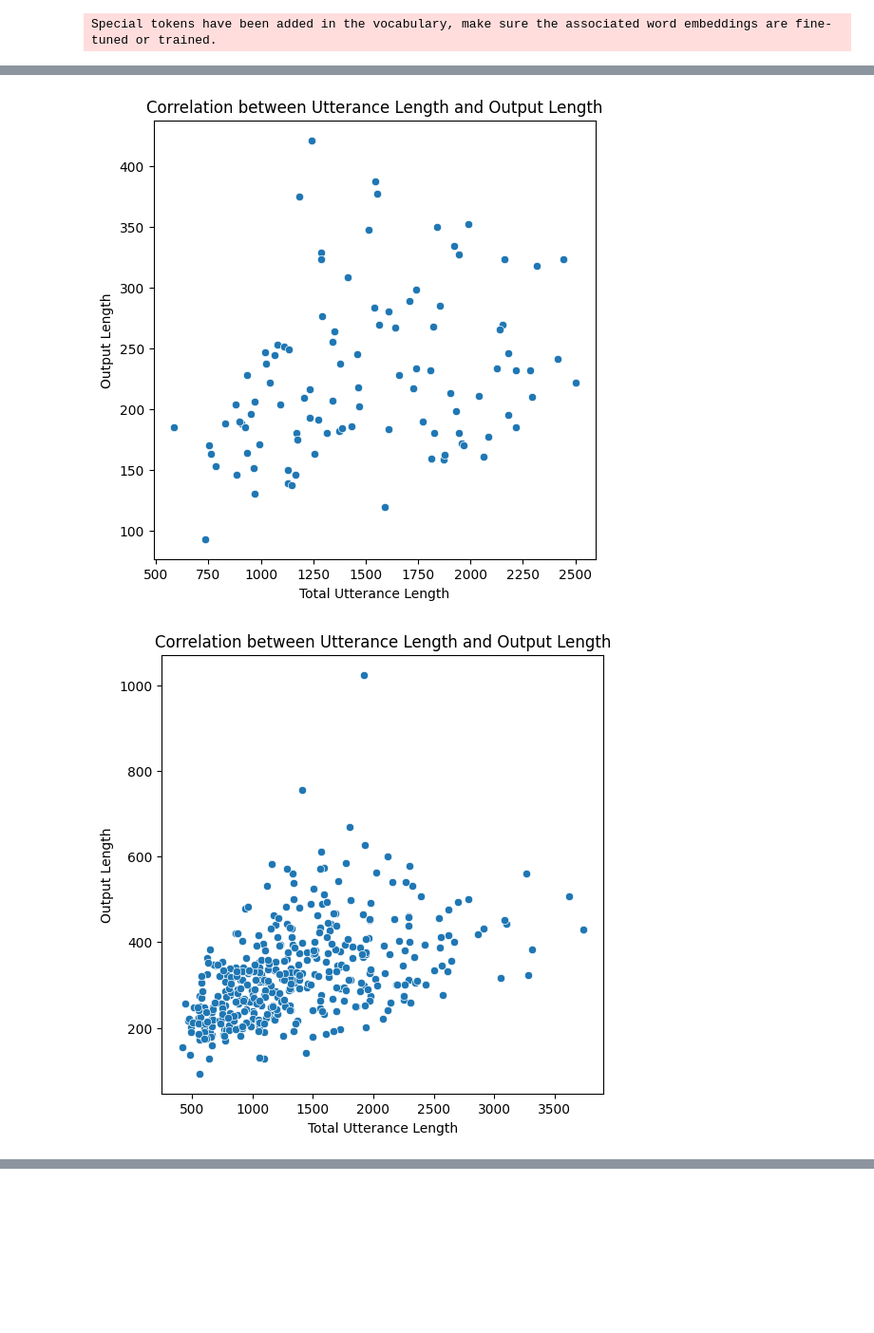
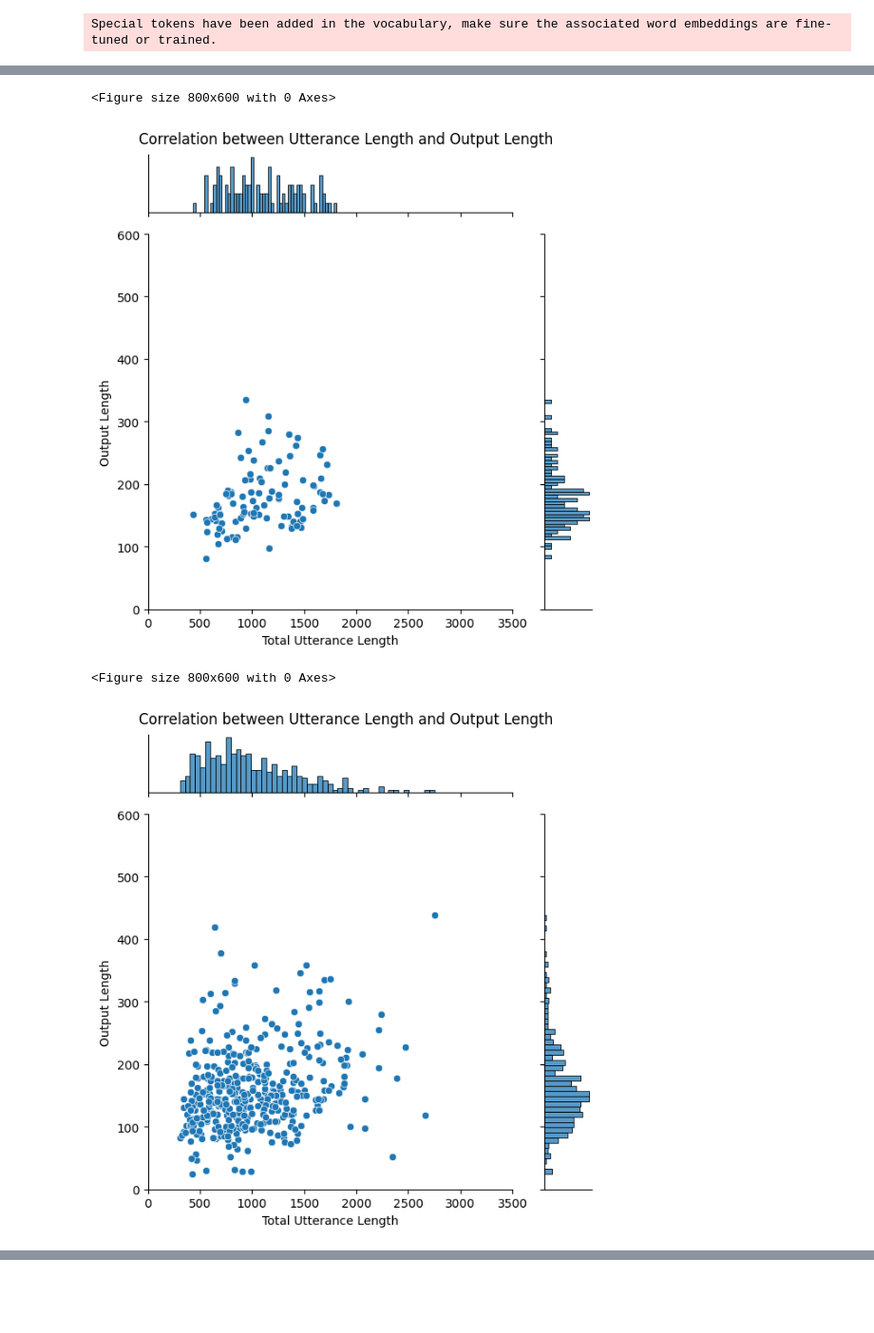
Before and after one commit to DonghaeSuh/dialogue-summarization, a Jupyter notebook: eda/output_structure_eda.ipynb, the cells around one changed output, grey strips where cells are left out. Shown at 95% size. Saved outputs shown, nothing was run; the diff lists cells and outputs as text; code cells hidden in the pictures; blank space fills up the shorter version.

```diff
--- a/eda/output_structure_eda.ipynb
+++ b/eda/output_structure_eda.ipynb
@@ -221,7 +223,7 @@ Sample indexes that The starter speaker is not the first speaker in the output:
 
     - 만약 길이가 항상 고정된다면, 그에 따른 prompt 추가 및 추가 아이디어 생각 -> 잘 변화되는 것을 확인했기에 추가 실험 중단
 # %%
-def correlation_between_utterance_length_and_output_length(df: pd.DataFrame, tokenizer) -> None:
+def correlation_between_utterance_length_and_output_length(df: pd.DataFrame, tokenizer, utterance_length_range: tuple = None) -> None:
     """
     Plot the correlation between the utterance length and the output length.
 
@@ -236,11 +238,23 @@ def correlation_between_utterance_length_and_output_length(df: pd.DataFrame, tok
     total_utterance_length = df['conversation'].apply(lambda x: sum(len(tokenizer.encode(turn['utterance'], add_special_tokens=False)) for turn in x))
     output_length = df['output'].apply(lambda x: len(tokenizer.encode(x)))
 
+    # Choose different color in the utterance_length_range
+
+    if utterance_length_range:
+        df['color'] = total_utterance_length.apply(lambda x: 'r' if utterance_length_range[0] <= x <= utterance_length_range[1] else 'b')
+
+
     # Plot the correlation
-    plt.figure(figsize=(6, 6))
-    sns.scatterplot(x=total_utterance_length, y=output_length)
+    plt.figure(figsize=(8, 6))
+    sns.jointplot(x=total_utterance_length, y=output_length, kind='scatter',hue=df['color'] if utterance_length_range else None, marginal_kws=dict(bins=50, fill=True))
+    # sns.scatterplot(x=total_utterance_length, y=output_length, hue=df['color'] if utterance_length_range else None)
+    # plt.xlim(0, 3500)
+    # plt.ylim(0, 600)
+    plt.tight_layout()
+
+    sns.despine()
     plt.xlabel('Total Utterance Length')
     plt.ylabel('Output Length')
-    plt.title('Correlation between Utterance Length and Output Length')
+    plt.suptitle('Correlation between Utterance Length and Output Length', y=1.02 )
     plt.show()
 # %%
@@ -255,0 +264,2 @@ Special tokens have been added in the vocabulary, make sure the associated word
+# %%
+tokenizer = AutoTokenizer.from_pretrained('hyeogi/Yi-6b-dpo-v0.2')
@@ -256,8 +283,10 @@ Special tokens have been added in the vocabulary, make sure the associated word
 # %%
 correlation_between_utterance_length_and_output_length(dev_df, tokenizer)
 # %% [output]
+<Figure size 800x600 with 0 Axes>
-[figure, old version]
+[figure, new version]
 # %%
-correlation_between_utterance_length_and_output_length(result_df, tokenizer)
+correlation_between_utterance_length_and_output_length(post_result_df, tokenizer)
 # %% [output]
+<Figure size 800x600 with 0 Axes>
-[figure, old version]
+[figure, new version]
```
Also changed, not shown: parts of 17 cells of this notebook, 8 other files.
